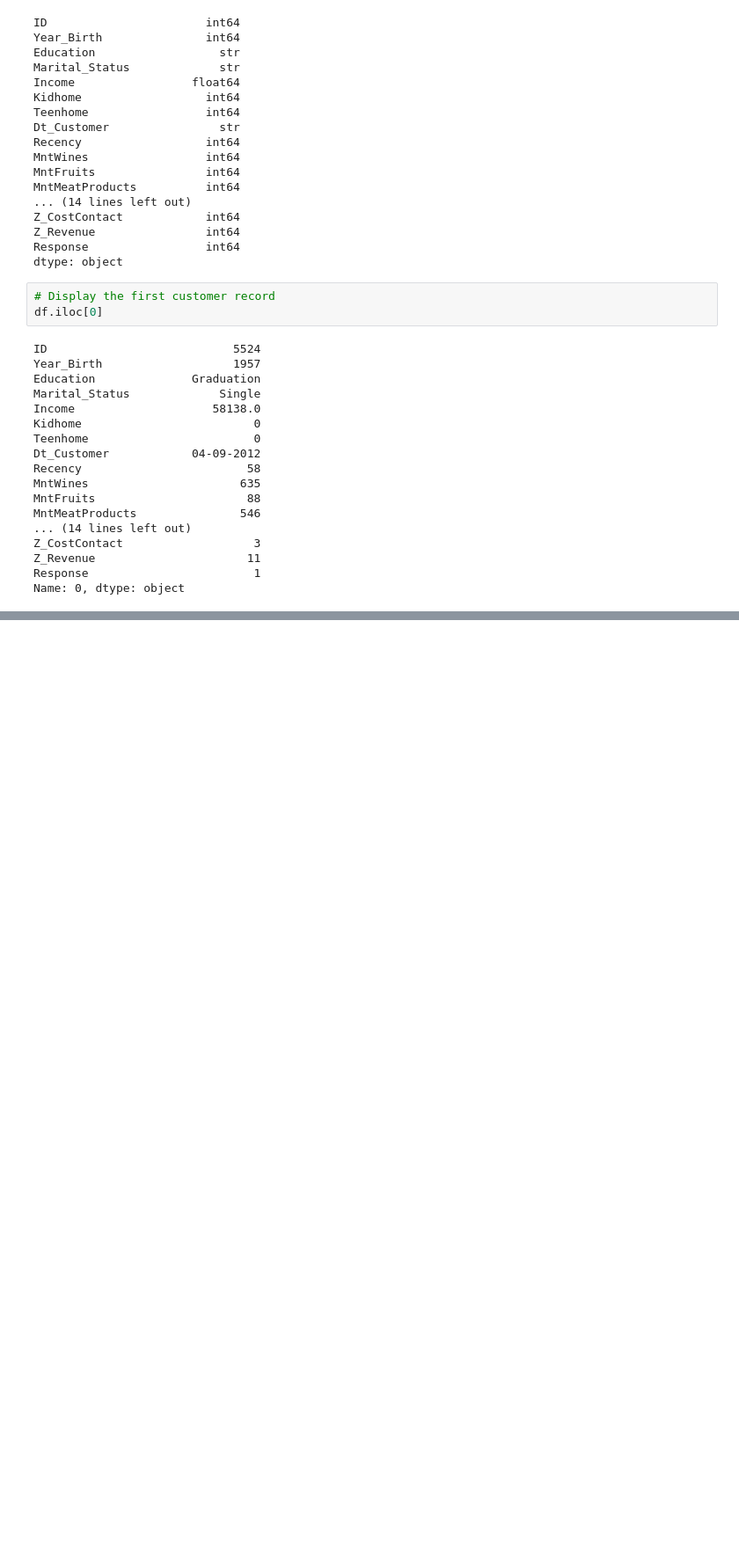
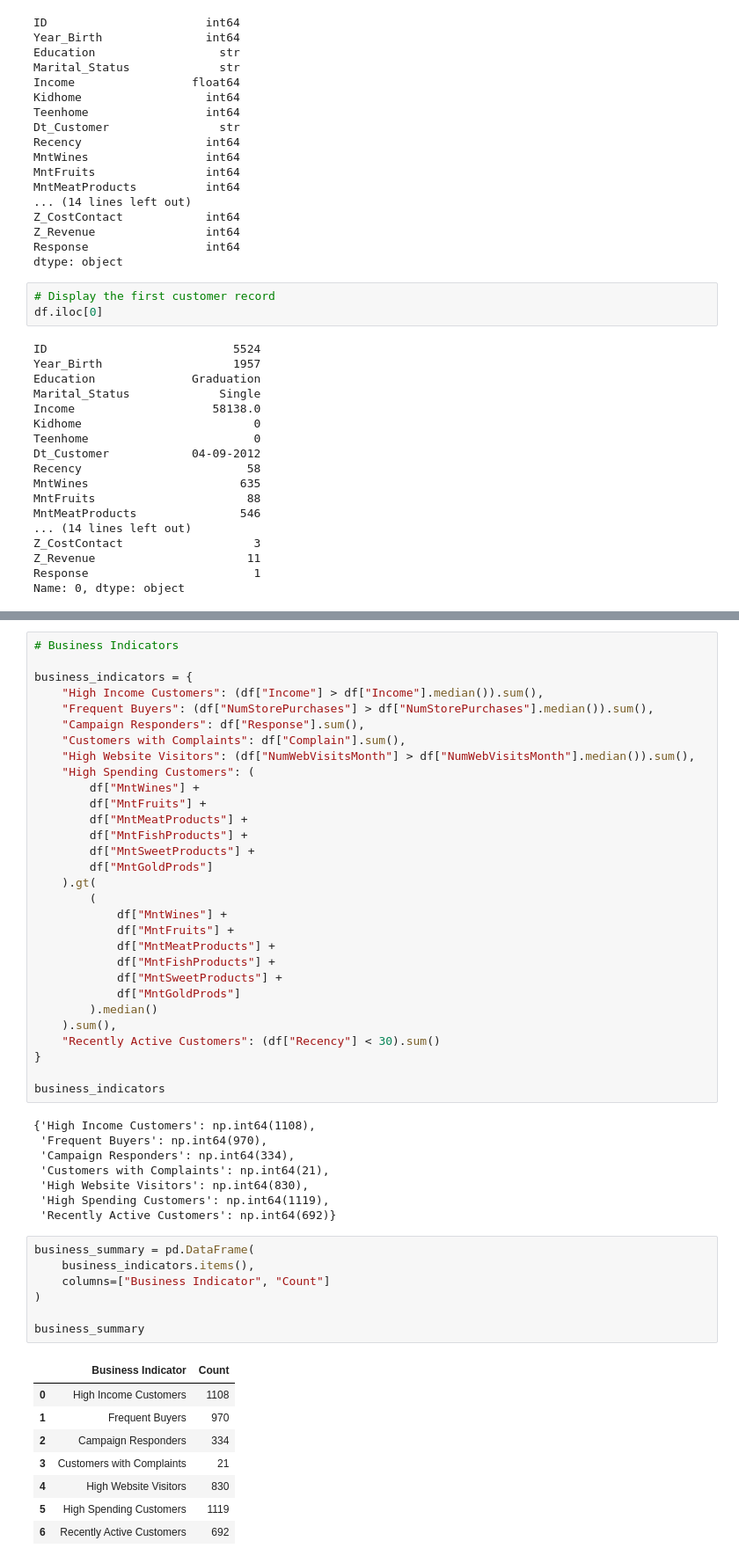
Before and after one commit to areej-fatima9/Customer-Personality-Analysis, a Jupyter notebook: notebooks/data_inspection.ipynb, the cells around one changed output, grey strips where cells are left out. Shown at 88% size. Cells and saved outputs as stored; diff of their text form; blank space fills up the shorter version.

```diff
--- a/notebooks/data_inspection.ipynb
+++ b/notebooks/data_inspection.ipynb
@@ -175,0 +503,54 @@ Name: 0, dtype: object
+# %%
+# Business Indicators
+
+business_indicators = {
+    "High Income Customers": (df["Income"] > df["Income"].median()).sum(),
+    "Frequent Buyers": (df["NumStorePurchases"] > df["NumStorePurchases"].median()).sum(),
+    "Campaign Responders": df["Response"].sum(),
+    "Customers with Complaints": df["Complain"].sum(),
+    "High Website Visitors": (df["NumWebVisitsMonth"] > df["NumWebVisitsMonth"].median()).sum(),
+    "High Spending Customers": (
+        df["MntWines"] +
+        df["MntFruits"] +
+        df["MntMeatProducts"] +
+        df["MntFishProducts"] +
+        df["MntSweetProducts"] +
+        df["MntGoldProds"]
+    ).gt(
+        (
+            df["MntWines"] +
+            df["MntFruits"] +
+            df["MntMeatProducts"] +
+            df["MntFishProducts"] +
+            df["MntSweetProducts"] +
+            df["MntGoldProds"]
+        ).median()
+    ).sum(),
+    "Recently Active Customers": (df["Recency"] < 30).sum()
+}
+
+business_indicators
+# %% [output]
+{'High Income Customers': np.int64(1108),
+ 'Frequent Buyers': np.int64(970),
+ 'Campaign Responders': np.int64(334),
+ 'Customers with Complaints': np.int64(21),
+ 'High Website Visitors': np.int64(830),
+ 'High Spending Customers': np.int64(1119),
+ 'Recently Active Customers': np.int64(692)}
+# %%
+business_summary = pd.DataFrame(
+    business_indicators.items(),
+    columns=["Business Indicator", "Count"]
+)
+
+business_summary
+# %% [output]
+|  | Business Indicator | Count |
+| 0 | High Income Customers | 1108 |
+| 1 | Frequent Buyers | 970 |
+| 2 | Campaign Responders | 334 |
+| 3 | Customers with Complaints | 21 |
+| 4 | High Website Visitors | 830 |
+| 5 | High Spending Customers | 1119 |
+| 6 | Recently Active Customers | 692 |
```
Also changed, not shown: parts of 29 cells of this notebook, 17 other files.
